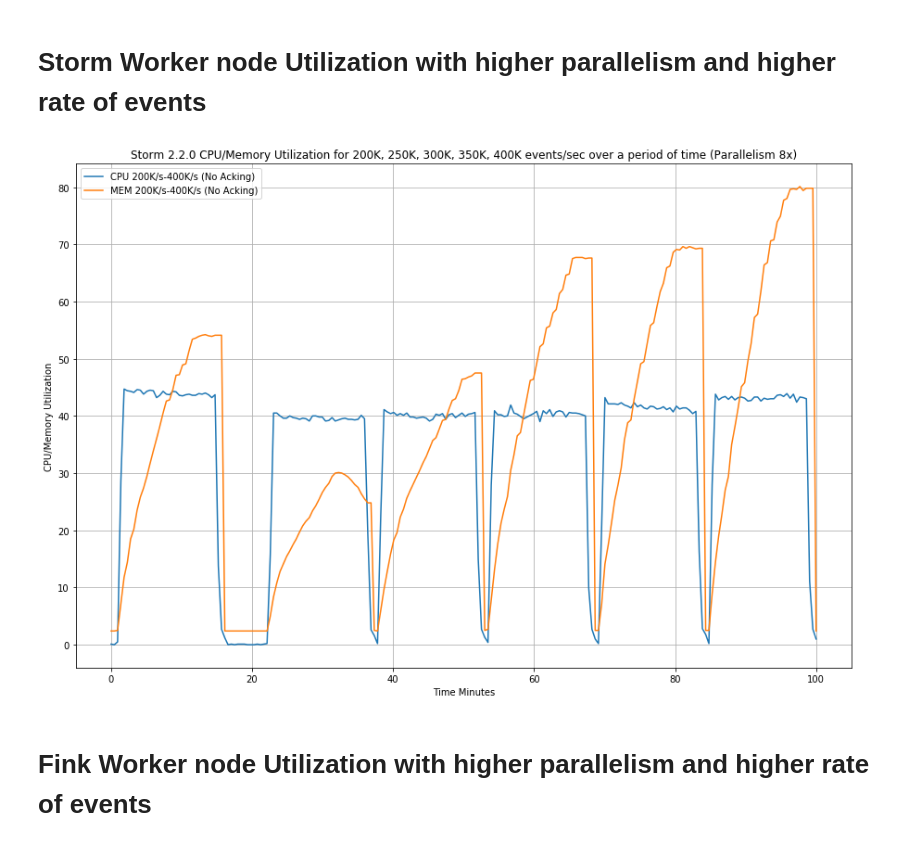
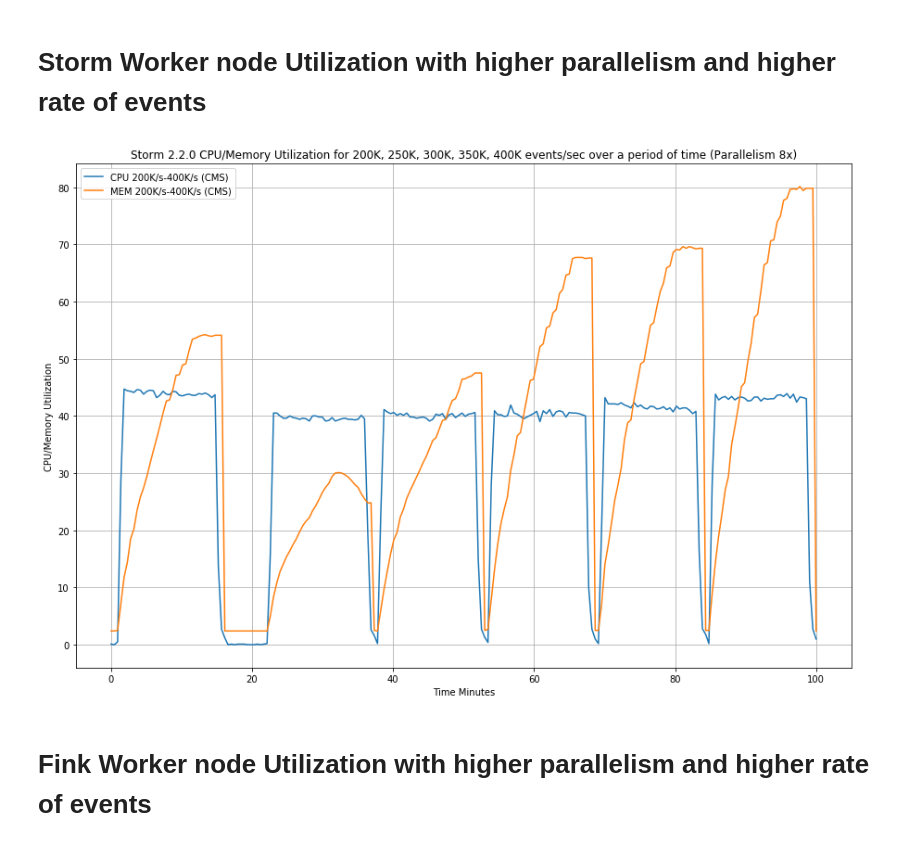
Before and after one commit to yahoo/streaming-benchmarks, a Jupyter notebook: pynotebooks/Benchmark_combined.ipynb, the cells around one changed output. Cells and saved outputs as stored; diff of their text form; code cells hidden in the pictures.

```diff
--- a/pynotebooks/Benchmark_combined.ipynb
+++ b/pynotebooks/Benchmark_combined.ipynb
@@ -1145,23 +1145,23 @@ def get_utilization_stats(filename):
 def draw_line(points, label):
     plt.plot(np.linspace(0,100, len(points)), points, label=(label))
 # %%
-files = [("../runs/storm_ysar_200_400_cpu.txt", "CPU 200K/s-400K/s (No Acking)"),
-         ("../runs/storm_ysar_200_400_mem.txt", "MEM 200K/s-400K/s (No Acking)")]
+files = [("../runs/storm_ysar_200_400_cpu.txt", "CPU 200K/s-400K/s (CMS)"),
+         ("../runs/storm_ysar_200_400_mem.txt", "MEM 200K/s-400K/s (CMS)")]
 
 utilization_stats = [(get_utilization_stats(filename), label) for (filename, label) in files]
 
 plt.figure(num=None, figsize=(15, 10))
 for (points,label) in utilization_stats:
     draw_line(points,label)
 
 plt.legend(loc="upper left")
 plt.xlabel('Time Minutes')
 plt.ylabel('CPU/Memory Utilization')
 plt.grid(True)
 plt.title('Storm 2.2.0 CPU/Memory Utilization for 200K, 250K, 300K, 350K, 400K events/sec over a period of time (Parallelism 8x)')
 plt.show()
 # %% [output]
-[figure, old version]
+[figure, new version]
 # %% [markdown]
 # Fink Worker node Utilization with higher parallelism and higher rate of events
 # %%
```
Also changed, not shown: parts of 1 cell of this notebook.
